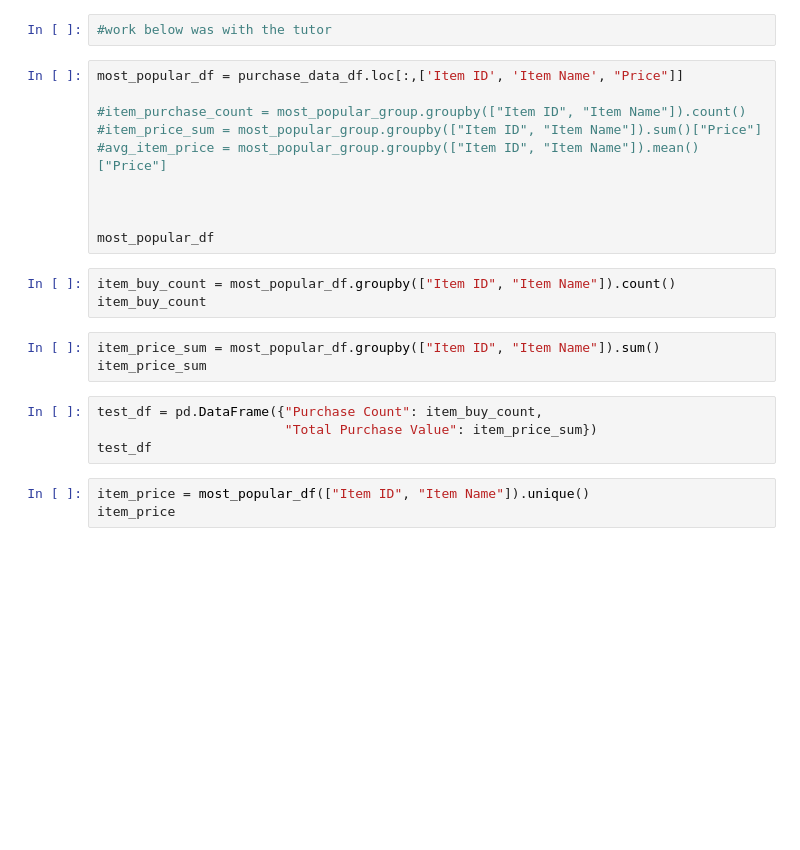
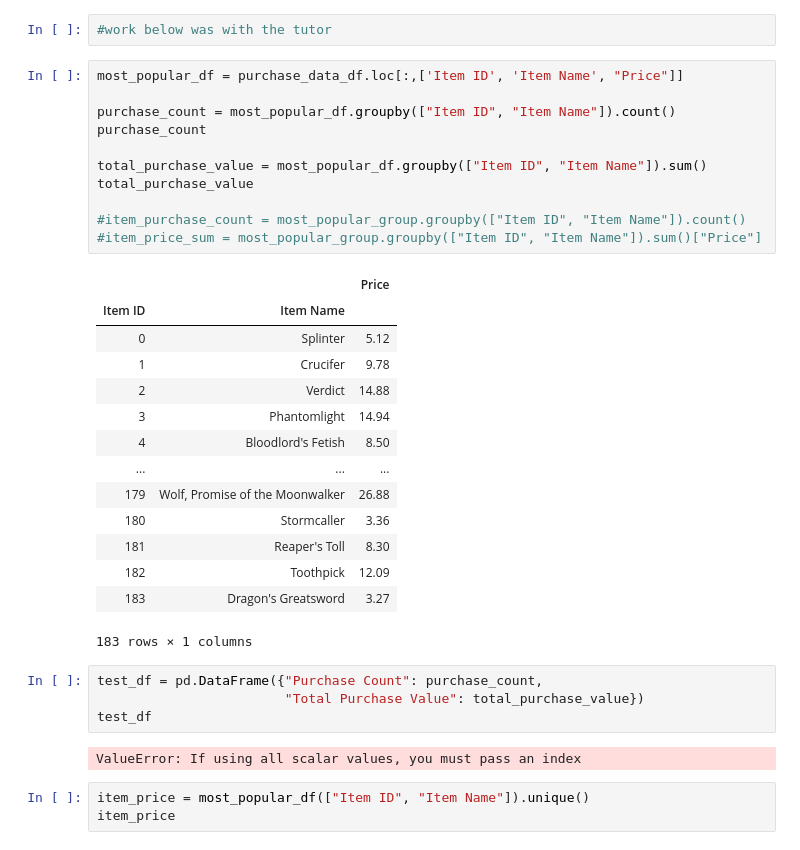
Before and after one commit to VallieTracy/pandas-challenge, a Jupyter notebook: HeroesOfPymoli/main.ipynb, the cells around one changed output. Drawn from its saved outputs; the diff is of its cells as text; blank space fills up the shorter version.

Commit message:
still working on most popular, waiting on dm to Dom

```diff
--- a/HeroesOfPymoli/main.ipynb
+++ b/HeroesOfPymoli/main.ipynb
@@ -554,23 +555,35 @@ popular_summary_df.head()
 # %%
 most_popular_df = purchase_data_df.loc[:,['Item ID', 'Item Name', "Price"]]
 
+purchase_count = most_popular_df.groupby(["Item ID", "Item Name"]).count()
+purchase_count
+
+total_purchase_value = most_popular_df.groupby(["Item ID", "Item Name"]).sum()
+total_purchase_value
+
 #item_purchase_count = most_popular_group.groupby(["Item ID", "Item Name"]).count()
 #item_price_sum = most_popular_group.groupby(["Item ID", "Item Name"]).sum()["Price"]
-#avg_item_price = most_popular_group.groupby(["Item ID", "Item Name"]).mean()["Price"]
-
-
-
-most_popular_df
+# %% [output]
+|  |  | Price |
+| Item ID | Item Name |  |
+| 0 | Splinter | 5.12 |
+| 1 | Crucifer | 9.78 |
+| 2 | Verdict | 14.88 |
+| 3 | Phantomlight | 14.94 |
+| 4 | Bloodlord's Fetish | 8.50 |
+| ... | ... | ... |
+| 179 | Wolf, Promise of the Moonwalker | 26.88 |
+| 180 | Stormcaller | 3.36 |
+| 181 | Reaper's Toll | 8.30 |
+| 182 | Toothpick | 12.09 |
+| 183 | Dragon's Greatsword | 3.27 |
+183 rows × 1 columns
-# %%
-item_buy_count = most_popular_df.groupby(["Item ID", "Item Name"]).count()
-item_buy_count
-# %%
-item_price_sum = most_popular_df.groupby(["Item ID", "Item Name"]).sum()
-item_price_sum
 # %%
-test_df = pd.DataFrame({"Purchase Count": item_buy_count,
-                        "Total Purchase Value": item_price_sum})
+test_df = pd.DataFrame({"Purchase Count": purchase_count,
+                        "Total Purchase Value": total_purchase_value})
 test_df
+# %% [output]
+ValueError: If using all scalar values, you must pass an index
 # %%
 item_price = most_popular_df(["Item ID", "Item Name"]).unique()
 item_price
```
Also changed, not shown: parts of 1 cell of this notebook.
